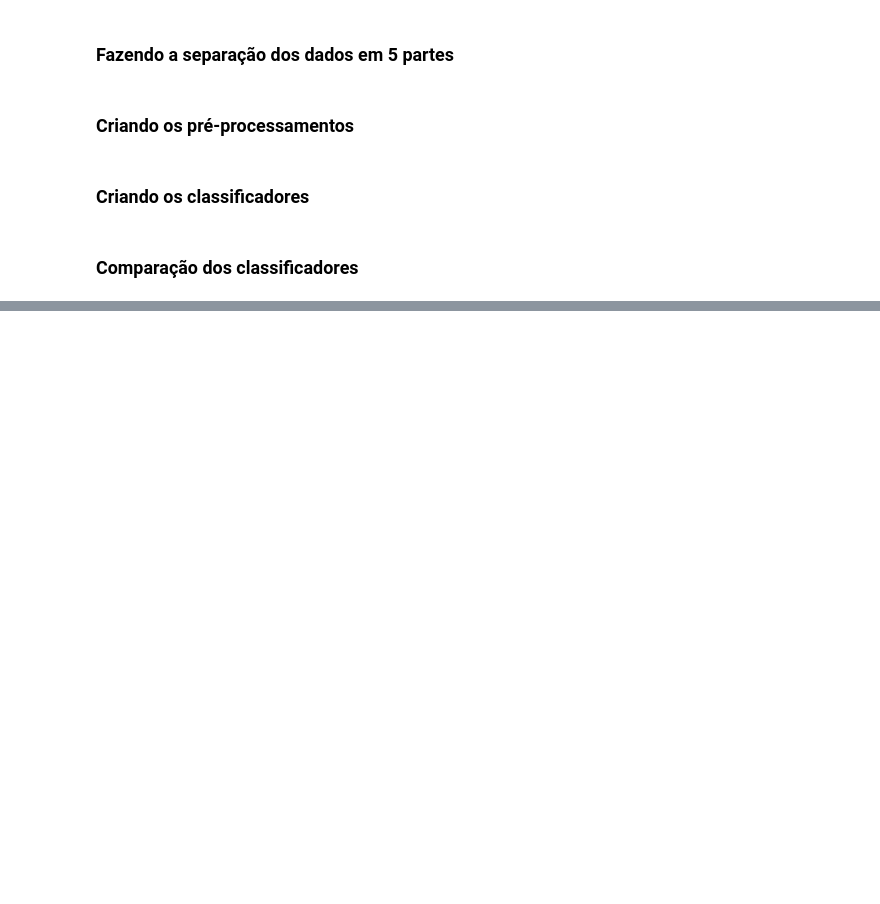
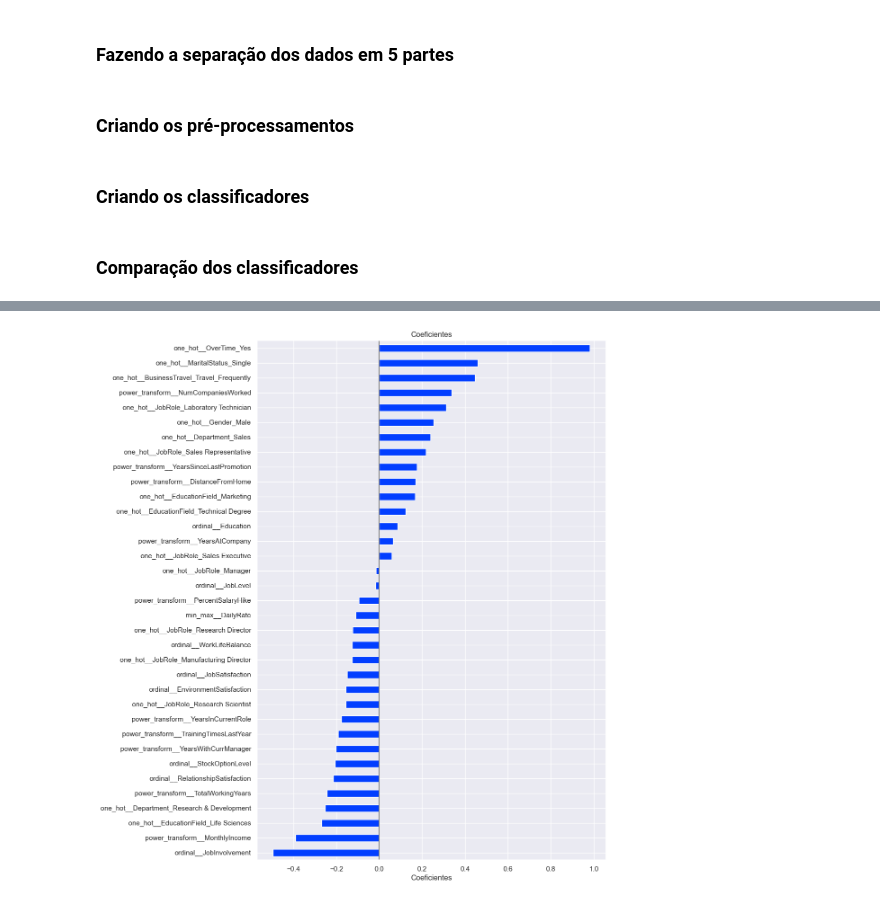
Before and after one commit to Antonio-Manoel/IBM-attrition, a Jupyter notebook: notebooks/MachineLearning.ipynb, the cells around one changed output, grey strips where cells are left out. Drawn from its saved outputs; the diff is of its cells as text; code cells hidden in the pictures; blank space fills up the shorter version.

```diff
--- a/notebooks/MachineLearning.ipynb
+++ b/notebooks/MachineLearning.ipynb
@@ -185,0 +192,2 @@ plot_comparar_metricas_modelos(df_resultados)
+# %%
+clf = LogisticRegression(solver="saga", random_state=RANDOM_STATE)
@@ -185,0 +196,3 @@ plot_comparar_metricas_modelos(df_resultados)
+# %%
+grid_search = grid_search_cv_classificador(clf, param_grid, kf, preprocessamento, refit_metric="average_precision")
+grid_search
@@ -185,0 +217,2 @@ plot_comparar_metricas_modelos(df_resultados)
+# %%
+grid_search.fit(X, y)
@@ -185,0 +307,5 @@ plot_comparar_metricas_modelos(df_resultados)
+# %%
+coefs = dataframe_coeficientes(grid_search.best_estimator_["clf"].coef_[0],
+                               grid_search.best_estimator_["preprocessor"].get_feature_names_out())
+
+coefs
@@ -185,0 +343,4 @@ plot_comparar_metricas_modelos(df_resultados)
+# %%
+plot_coeficientes(coefs.query("coeficiente != 0"))
+# %% [output]
+[figure, added]
```
Also changed, not shown: parts of 23 cells of this notebook.
